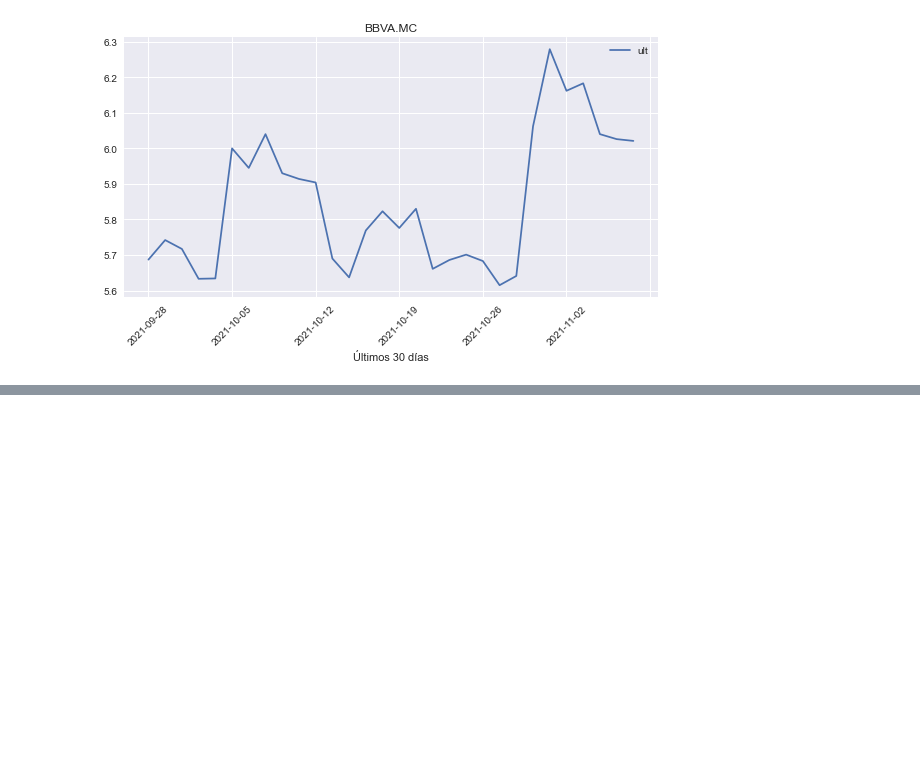
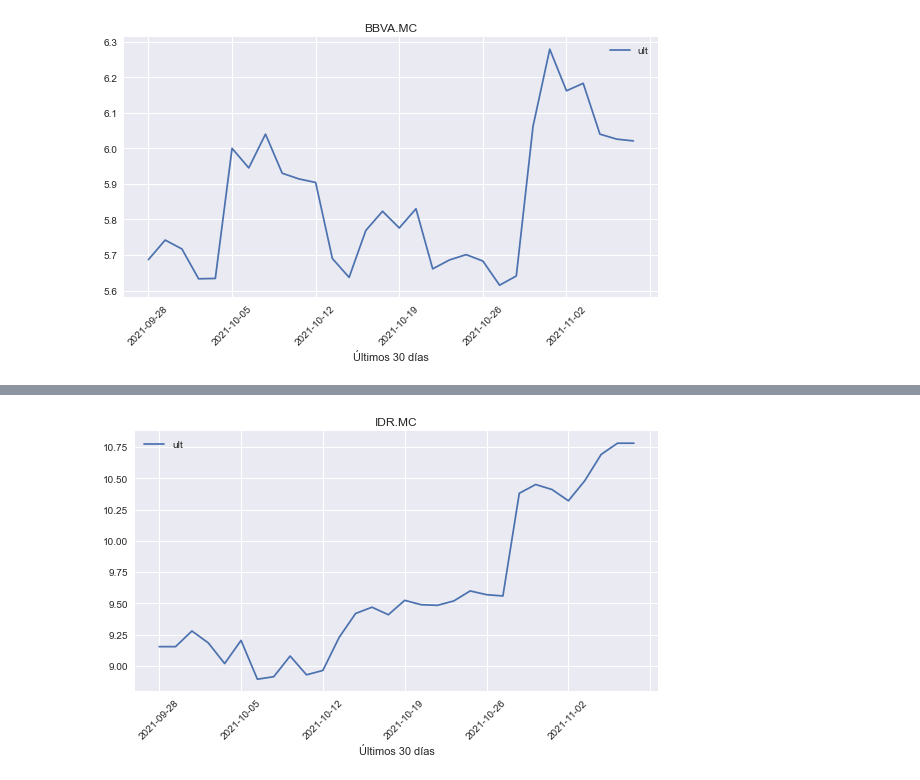
Before and after one commit to pptscdia2021/pp12021grupo2_a2-grupo2, a Jupyter notebook: TP2 Webscraping&api/Jupyter/prueba2.ipynb, the cells around one changed output, grey strips where cells are left out. Saved outputs shown, nothing was run; the diff lists cells and outputs as text; code cells hidden in the pictures; blank space fills up the shorter version.

```diff
--- a/TP2 Webscraping&api/Jupyter/prueba2.ipynb
+++ b/TP2 Webscraping&api/Jupyter/prueba2.ipynb
@@ -407,0 +416,4 @@ accionesYFinance.graficarAcciones('BBVA.MC')
+# %%
+accionesYFinance.graficarAcciones('IDR.MC')
+# %% [output]
+[figure, added]
```
Also changed, not shown: parts of 6 cells of this notebook, 3 other files.
